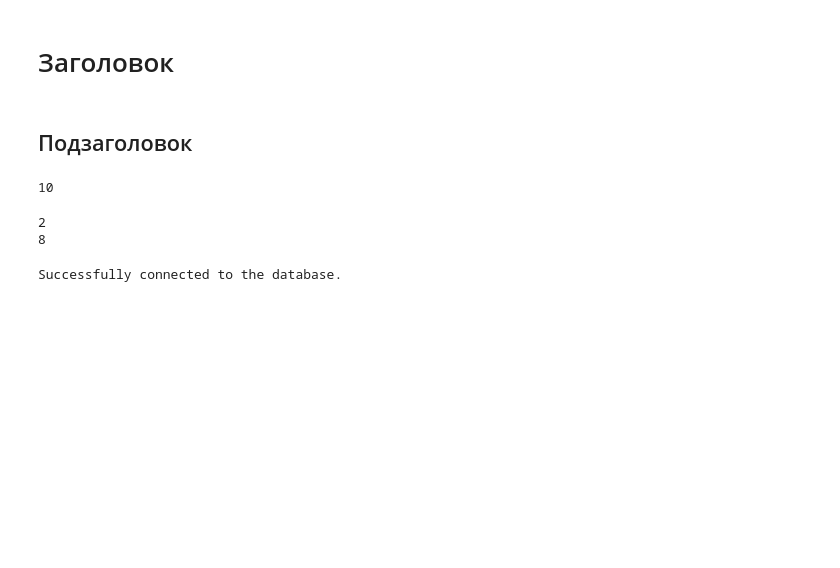
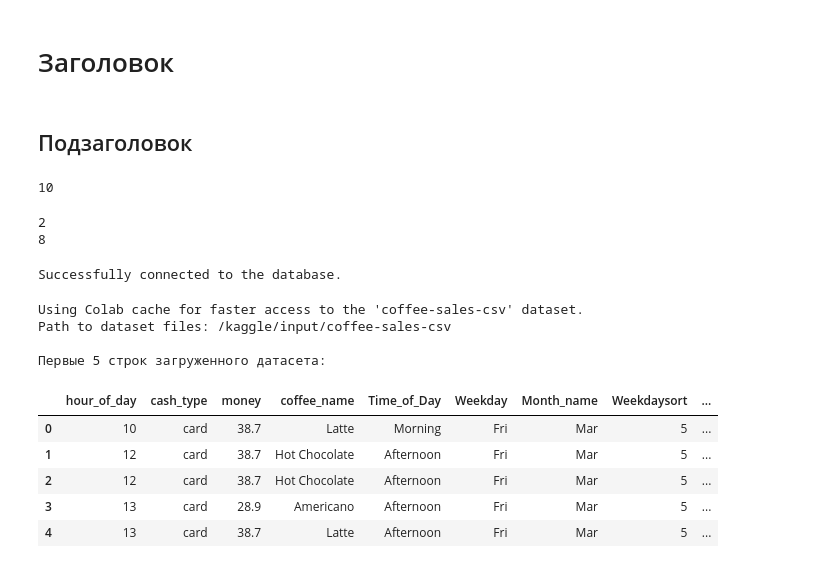
Before and after one commit to lenkomfort/uev-repository, a Jupyter notebook: test_colab_1.ipynb, the cells around one changed output. Drawn from its saved outputs; the diff is of its cells as text; code cells hidden in the pictures; blank space fills up the shorter version.

```diff
--- a/test_colab_1.ipynb
+++ b/test_colab_1.ipynb
@@ -38,3 +38,54 @@ conn = sqlite3.connect(path)
 print("Successfully connected to the database.")
 # %% [output]
 Successfully connected to the database.
+# %%
+import kagglehub
+import pandas as pd
+import os
+
+# Download latest version
+path = kagglehub.dataset_download("tan5577/coffee-sales-csv")
+
+print("Path to dataset files:", path)
+
+# # List files in the downloaded directory to help find the CSV file
+# print("\nFiles in the downloaded dataset directory:")
+# try:
+#     for root, dirs, files in os.walk(path):
+#         level = root.replace(path, '').count(os.sep)
+#         indent = ' ' * 4 * (level)
+#         print(f'{indent}{os.path.basename(root)}/')
+#         subindent = ' ' * 4 * (level + 1)
+#         for f in files:
+#             print(f'{subindent}{f}')
+# except Exception as e:
+#     print(f"Error listing files: {e}")
+
+
+# Construct the full path to the CSV file using the correct filename found
+csv_file_path = os.path.join(path, "Coffe_sales.csv")
+
+# Load the CSV file into a pandas DataFrame
+try:
+    df_coffee = pd.read_csv(csv_file_path)
+
+    # Display the DataFrame as a table
+    print("\nПервые 5 строк загруженного датасета:")
+    display(df_coffee.head())
+
+except FileNotFoundError:
+    print(f"\nОшибка: Файл '{csv_file_path}' не найден.")
+    print("Пожалуйста, проверьте имя файла в скачанном датасете.")
+except Exception as e:
+    print(f"\nПроизошла ошибка при загрузке файла: {e}")
+# %% [output]
+Using Colab cache for faster access to the 'coffee-sales-csv' dataset.
+Path to dataset files: /kaggle/input/coffee-sales-csv
+
+Первые 5 строк загруженного датасета:
+|  | hour_of_day | cash_type | money | coffee_name | Time_of_Day | Weekday | Month_name | Weekdaysort | ... |
+| 0 | 10 | card | 38.7 | Latte | Morning | Fri | Mar | 5 | ... |
+| 1 | 12 | card | 38.7 | Hot Chocolate | Afternoon | Fri | Mar | 5 | ... |
+| 2 | 12 | card | 38.7 | Hot Chocolate | Afternoon | Fri | Mar | 5 | ... |
+| 3 | 13 | card | 28.9 | Americano | Afternoon | Fri | Mar | 5 | ... |
+| 4 | 13 | card | 38.7 | Latte | Afternoon | Fri | Mar | 5 | ... |
```
Also changed, not shown: parts of 3 cells of this notebook.
